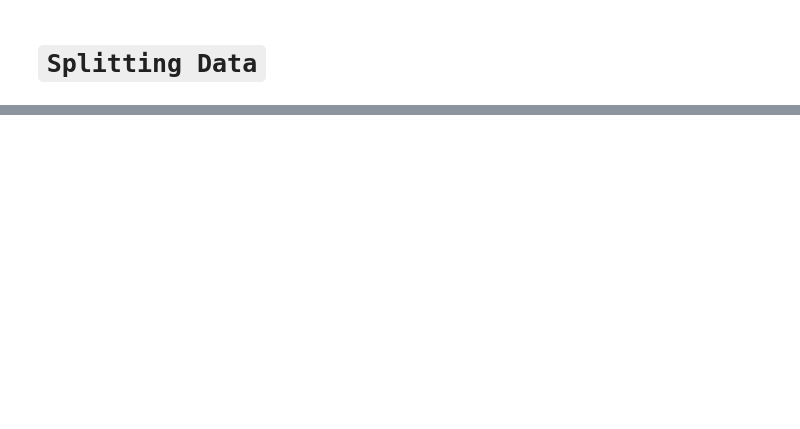
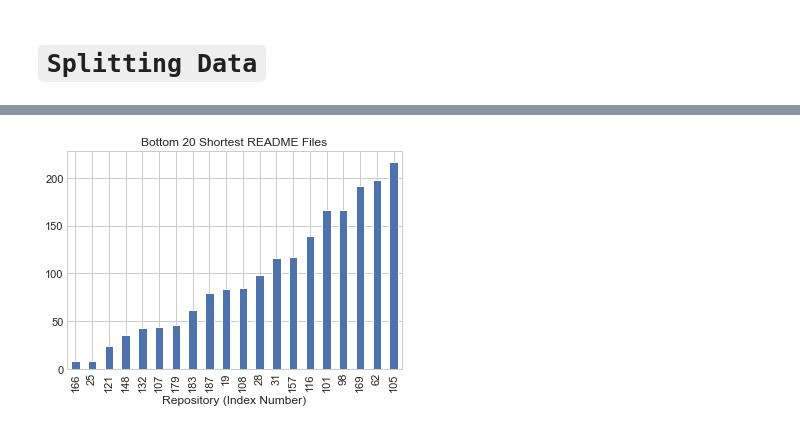
Before and after one commit to bert-jason-ray/nlp-group-project, a Jupyter notebook: contreras_explore.ipynb, the cells around one changed output, grey strips where cells are left out. Saved outputs shown, nothing was run; the diff lists cells and outputs as text; code cells hidden in the pictures; blank space fills up the shorter version.

```diff
--- a/contreras_explore.ipynb
+++ b/contreras_explore.ipynb
@@ -184,0 +248,9 @@ plt.title('Proportion of JavaScript vs python for the 20 most common words')
+# %%
+# min README(s)
+train.lemmatized.apply(len).sort_values().head(20).plot.bar(x=train.repo)
+plt.title('Bottom 20 Shortest README Files')
+plt.xlabel('Repository (Index Number)')
+plt.ylabel('')
+plt.show()
+# %% [output]
+[figure, added]
```
Also changed, not shown: parts of 26 cells of this notebook, 1 other file.
